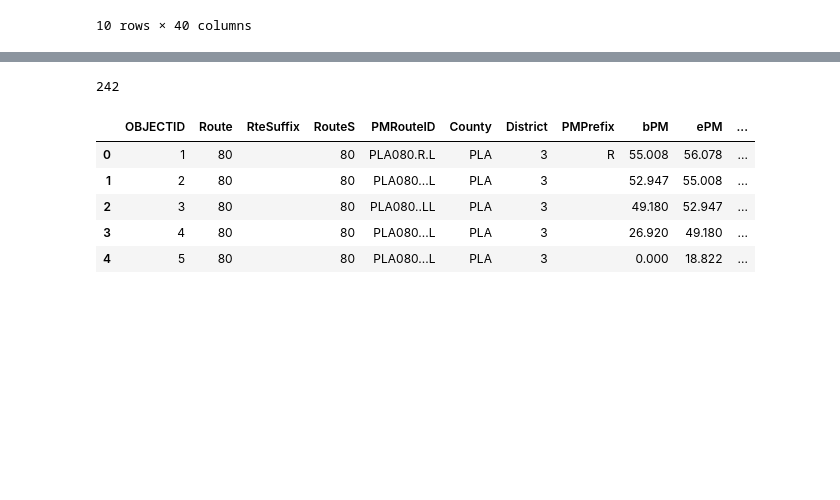
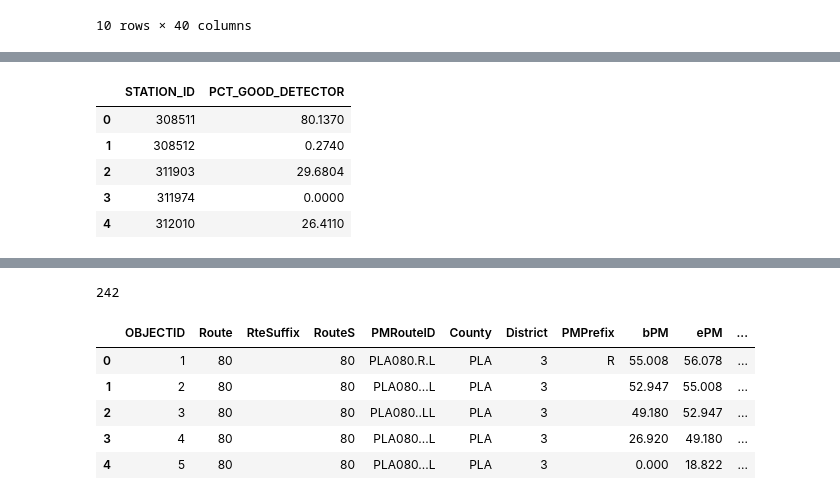
Before and after one commit to mmmiah/PeMS-Coverage, a Jupyter notebook: PeMS Coverage.ipynb, the cells around one changed output, grey strips where cells are left out. Drawn from its saved outputs; the diff is of its cells as text; code cells hidden in the pictures; blank space fills up the shorter version.

```diff
--- a/PeMS Coverage.ipynb
+++ b/PeMS Coverage.ipynb
@@ -357,0 +392,13 @@ shs_pems_meta_joined2.head(10)
+# %%
+# read detector status
+detector_status=pd.read_csv('detector_yearly_status.csv')
+detector_status1=detector_status[['STATION_ID','PCT_GOOD_DETECTOR']]
+detector_status2 = detector_status1.groupby(['STATION_ID'])['PCT_GOOD_DETECTOR'].mean().reset_index()
+detector_status2.head()
+# %% [output]
+|  | STATION_ID | PCT_GOOD_DETECTOR |
+| 0 | 308511 | 80.1370 |
+| 1 | 308512 | 0.2740 |
+| 2 | 311903 | 29.6804 |
+| 3 | 311974 | 0.0000 |
+| 4 | 312010 | 26.4110 |
```
Also changed, not shown: parts of 22 cells of this notebook.
